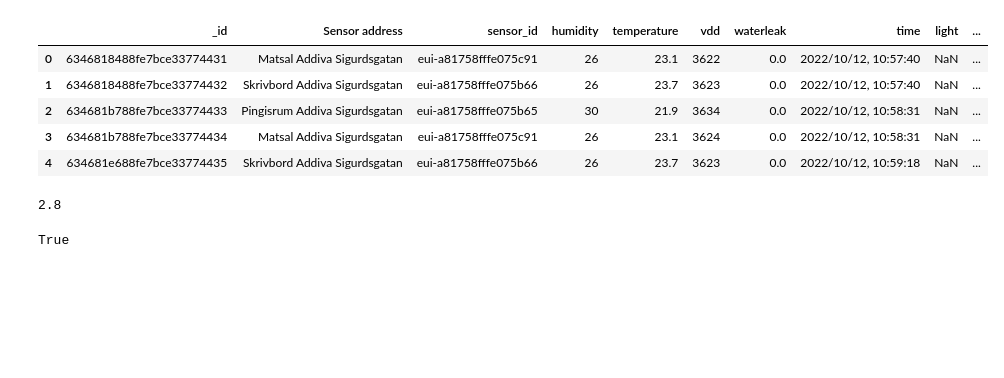
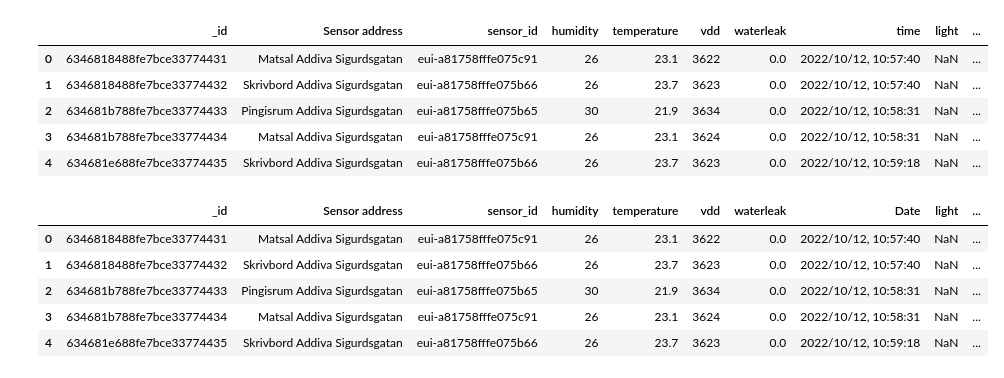
Before and after one commit to Ahmad223455322/AI_demo, a Jupyter notebook: Robert/csv_add_done_and_sensordata.ipynb, the cells around one changed output. Saved outputs shown, nothing was run; the diff lists cells and outputs as text; code cells hidden in the pictures; blank space fills up the shorter version.

```diff
--- a/Robert/csv_add_done_and_sensordata.ipynb
+++ b/Robert/csv_add_done_and_sensordata.ipynb
@@ -40,10 +37,0 @@ final_df = pd.merge(df_indoor, df_outdoor, how="left", on=['Date','Time'])
-# %%
-final_df.loc[0]["Lufttemperatur"]
-# %% [output]
-2.8
-# %%
-x = final_df.loc[0]["Time"] == "06:00:00"
-
-x
-# %% [output]
-True
@@ -49,0 +40,9 @@ True
+# %%
+df_sensor.head()
+# %% [output]
+|  | _id | Sensor address | sensor_id | humidity | temperature | vdd | waterleak | Date | light | ... |
+| 0 | 6346818488fe7bce33774431 | Matsal Addiva Sigurdsgatan | eui-a81758fffe075c91 | 26 | 23.1 | 3622 | 0.0 | 2022/10/12, 10:57:40 | NaN | ... |
+| 1 | 6346818488fe7bce33774432 | Skrivbord Addiva Sigurdsgatan | eui-a81758fffe075b66 | 26 | 23.7 | 3623 | 0.0 | 2022/10/12, 10:57:40 | NaN | ... |
+| 2 | 634681b788fe7bce33774433 | Pingisrum Addiva Sigurdsgatan | eui-a81758fffe075b65 | 30 | 21.9 | 3634 | 0.0 | 2022/10/12, 10:58:31 | NaN | ... |
+| 3 | 634681b788fe7bce33774434 | Matsal Addiva Sigurdsgatan | eui-a81758fffe075c91 | 26 | 23.1 | 3624 | 0.0 | 2022/10/12, 10:58:31 | NaN | ... |
+| 4 | 634681e688fe7bce33774435 | Skrivbord Addiva Sigurdsgatan | eui-a81758fffe075b66 | 26 | 23.7 | 3623 | 0.0 | 2022/10/12, 10:59:18 | NaN | ... |
```
Also changed, not shown: parts of 33 cells of this notebook, 2 other files.
